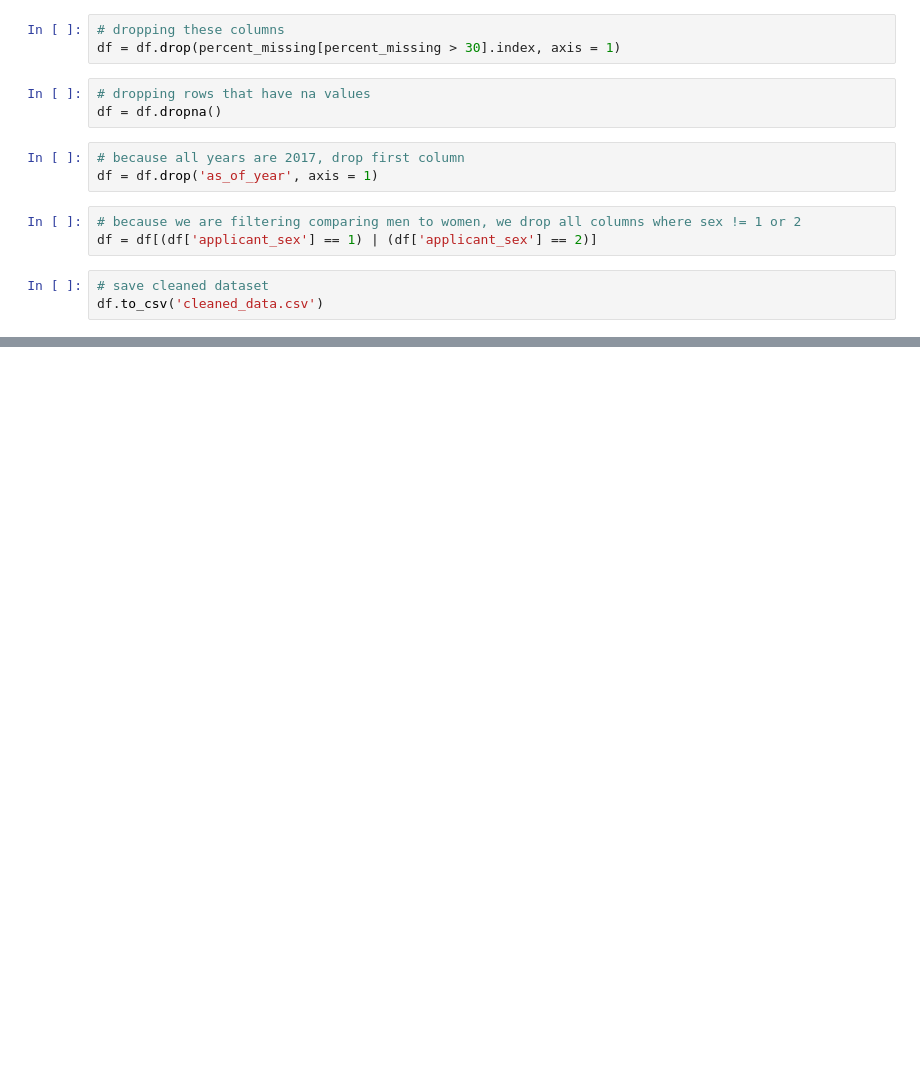
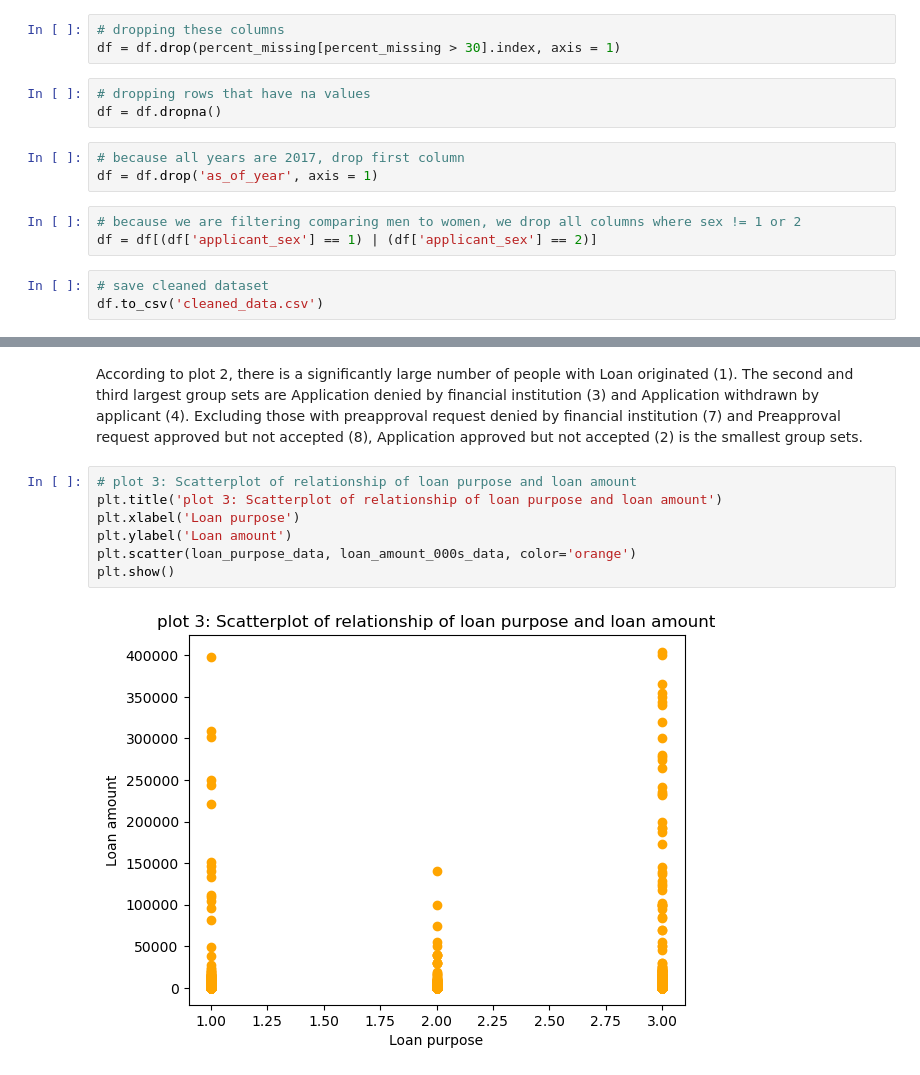
Before and after one commit to AtulyaL/INFO4390_Project, a Jupyter notebook: Phase 2.ipynb, the cells around one changed output, grey strips where cells are left out. Saved outputs shown, nothing was run; the diff lists cells and outputs as text; blank space fills up the shorter version.

```diff
--- a/Phase 2.ipynb
+++ b/Phase 2.ipynb
@@ -79,0 +337,11 @@ df.head()
+# %% [markdown]
+According to plot 2, there is a significantly large number of people with Loan originated (1). The second and third largest group sets are Application denied by financial institution (3) and Application withdrawn by applicant (4). Excluding those with preapproval request denied by financial institution (7) and Preapproval request approved but not accepted (8), Application approved but not accepted (2) is the smallest group sets.
+# %%
+# plot 3: Scatterplot of relationship of loan purpose and loan amount
+plt.title('plot 3: Scatterplot of relationship of loan purpose and loan amount')
+plt.xlabel('Loan purpose')
+plt.ylabel('Loan amount')
+plt.scatter(loan_purpose_data, loan_amount_000s_data, color='orange')
+plt.show()
+# %% [output]
+[figure, added]
```
Also changed, not shown: parts of 29 cells of this notebook, 2 other files.
